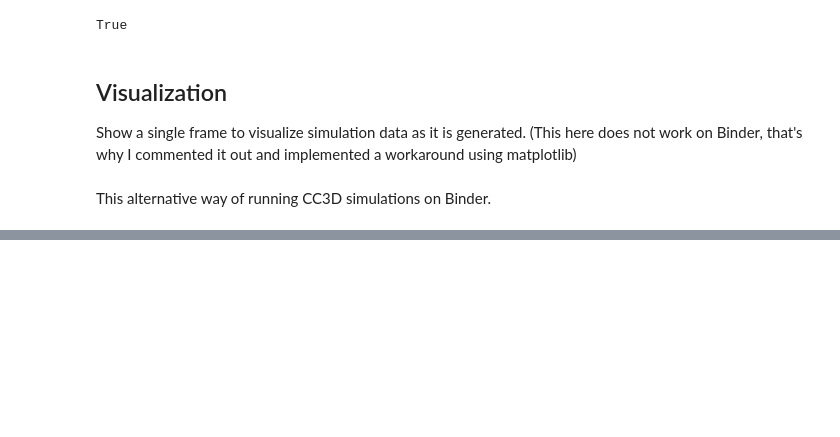
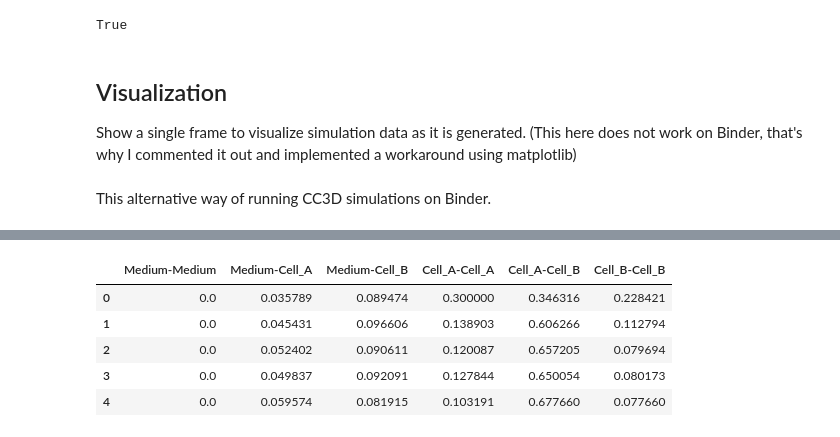
Before and after one commit to pdalcastel/CC3D_Demo_EMBRIO_2025, a Jupyter notebook: SortingDemo.ipynb, the cells around one changed output, grey strips where cells are left out. Cells and saved outputs as stored; diff of their text form; code cells hidden in the pictures; blank space fills up the shorter version.

```diff
--- a/SortingDemo.ipynb
+++ b/SortingDemo.ipynb
@@ -166,0 +213,13 @@ clear_output(wait=True)
+# %%
+import pandas as pd
+
+df = pd.DataFrame(history)
+
+df.head()
+# %% [output]
+|  | Medium-Medium | Medium-Cell_A | Medium-Cell_B | Cell_A-Cell_A | Cell_A-Cell_B | Cell_B-Cell_B |
+| 0 | 0.0 | 0.035789 | 0.089474 | 0.300000 | 0.346316 | 0.228421 |
+| 1 | 0.0 | 0.045431 | 0.096606 | 0.138903 | 0.606266 | 0.112794 |
+| 2 | 0.0 | 0.052402 | 0.090611 | 0.120087 | 0.657205 | 0.079694 |
+| 3 | 0.0 | 0.049837 | 0.092091 | 0.127844 | 0.650054 | 0.080173 |
+| 4 | 0.0 | 0.059574 | 0.081915 | 0.103191 | 0.677660 | 0.077660 |
```
Also changed, not shown: parts of 9 cells of this notebook.
